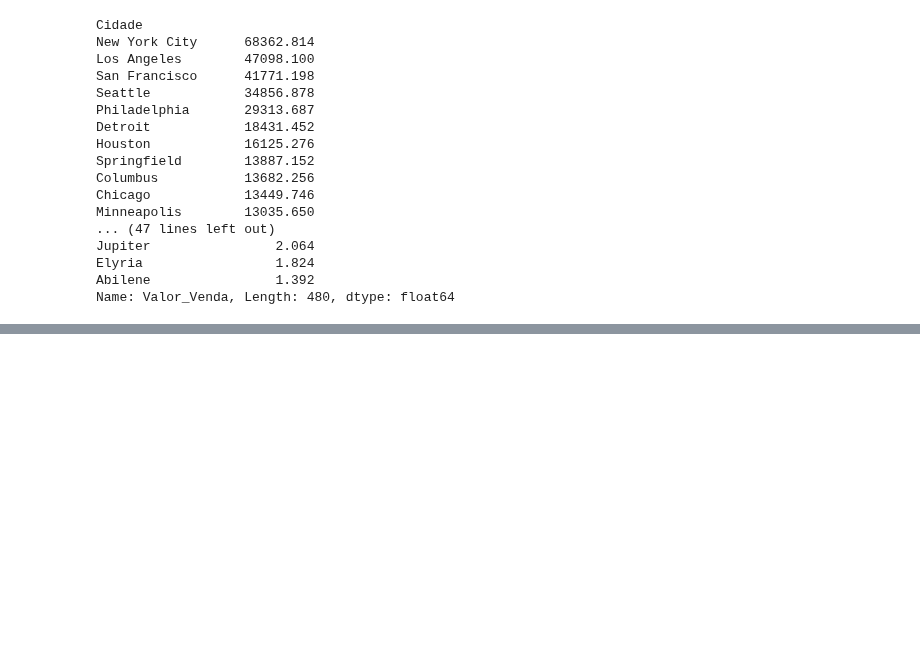
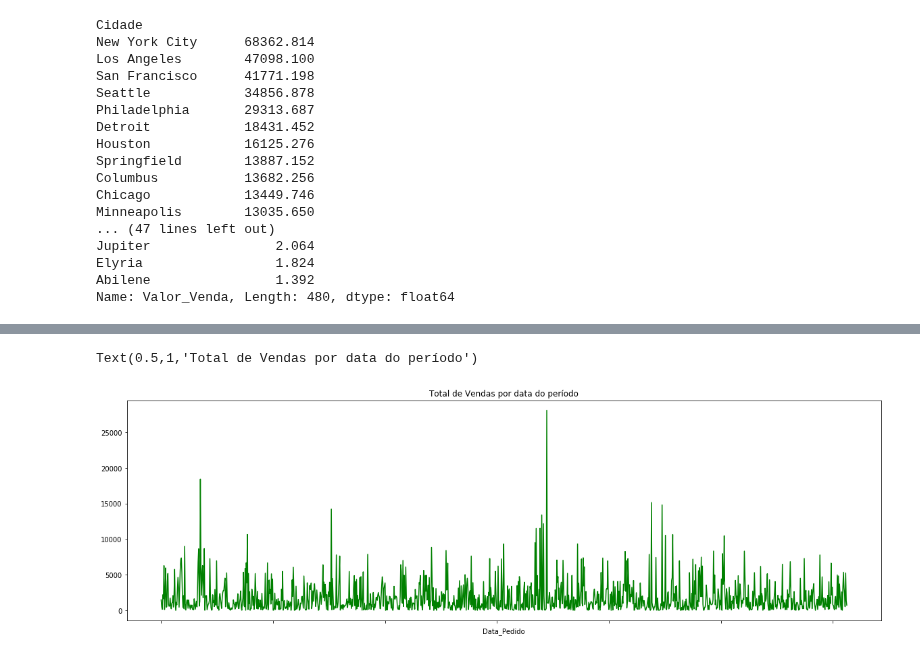
Before and after one commit to leandroclv/DSA_Python, a Jupyter notebook: SQL/projeto_2/Projeto_2.ipynb, the cells around one changed output, grey strips where cells are left out. Cells and saved outputs as stored; diff of their text form; code cells hidden in the pictures; blank space fills up the shorter version.

```diff
--- a/SQL/projeto_2/Projeto_2.ipynb
+++ b/SQL/projeto_2/Projeto_2.ipynb
@@ -135,4 +135,7 @@ Elyria                 1.824
 Abilene                1.392
 Name: Valor_Venda, Length: 480, dtype: float64
 # %%
-#2° pergunta: Qual o Total de Vendas por Data do Pedido?
+#2° pergunta: Qual o Total de Vendas por Data do Pedido? (Resultado através de gráfico de barras)
+
+#Calculamos o total de vendas para cada data de pedido
+df_dsa_p2 = df_dsa.groupby('Data_Pedido')['Valor_Venda'].sum()
@@ -138,0 +152,8 @@ Name: Valor_Venda, Length: 480, dtype: float64
+# %%
+#Plot
+plt.figure(figsize=(20,6))
+df_dsa_p2.plot(x='Data_Pedido', y = 'Valor_Venda', color = 'green')
+plt.title('Total de Vendas por data do período')
+# %% [output]
+Text(0.5,1,'Total de Vendas por data do período')
+[figure, added]
```
Also changed, not shown: parts of 2 cells of this notebook.
